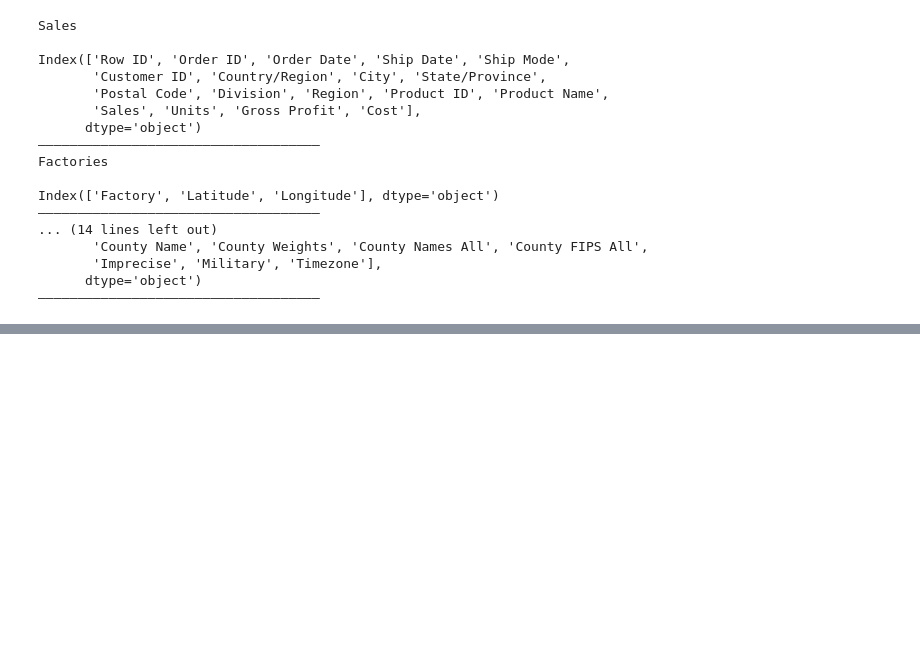
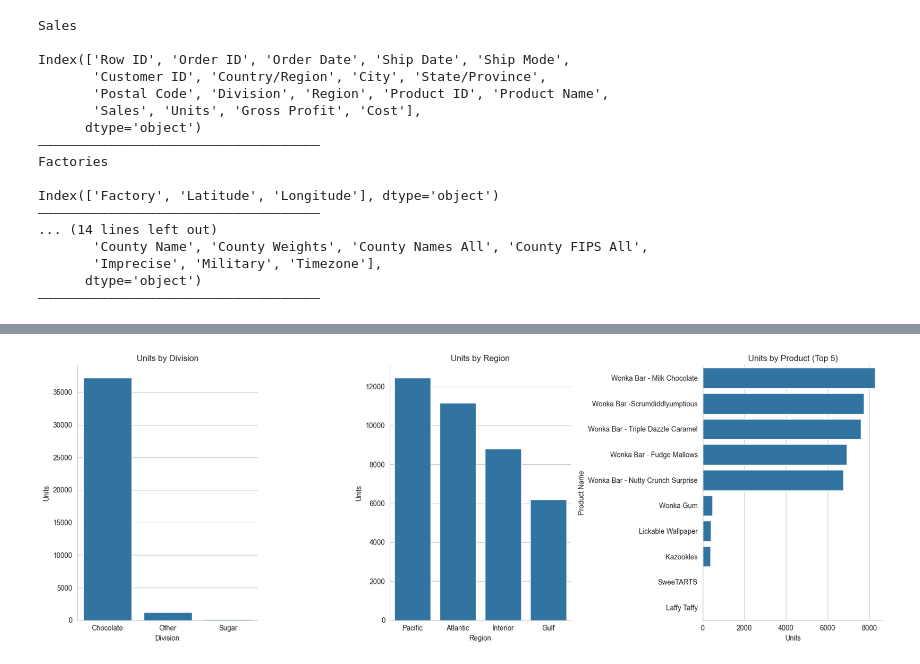
Before and after one commit to jastro-dev/operational-efficiency-and-predictive-analytics-candy-distribution, a Jupyter notebook: main_notebook.ipynb, the cells around one changed output, grey strips where cells are left out. Drawn from its saved outputs; the diff is of its cells as text; code cells hidden in the pictures; blank space fills up the shorter version.

```diff
--- a/main_notebook.ipynb
+++ b/main_notebook.ipynb
@@ -689,0 +762,20 @@ df_combined_modif.head()
+# %%
+df_units_by_division = df.groupby('Division')['Units'].sum().sort_values(ascending=False)
+df_units_by_region = df.groupby('Region')['Units'].sum().sort_values(ascending=False)
+top_10_unit_count = df.groupby('Product Name')['Units'].sum().sort_values(ascending=False).head(10)
+
+
+fig, axes = plt.subplots(1, 3, figsize=(17, 6))
+
+sns.barplot(data=pd.DataFrame(df_units_by_division), x='Division', y='Units', ax=axes[0])
+axes[0].set_title(f'Units by Division')
+sns.barplot(data=pd.DataFrame(df_units_by_region), x='Region', y='Units', ax=axes[1])
+axes[1].set_title(f'Units by Region')
+sns.barplot(data=pd.DataFrame(top_10_unit_count), y='Product Name', x='Units', ax=axes[2])
+axes[2].set_title(f'Units by Product (Top 5)')
+
+plt.tight_layout()
+sns.despine()
+plt.show()
+# %% [output]
+[figure, added]
```
Also changed, not shown: parts of 11 cells of this notebook.
